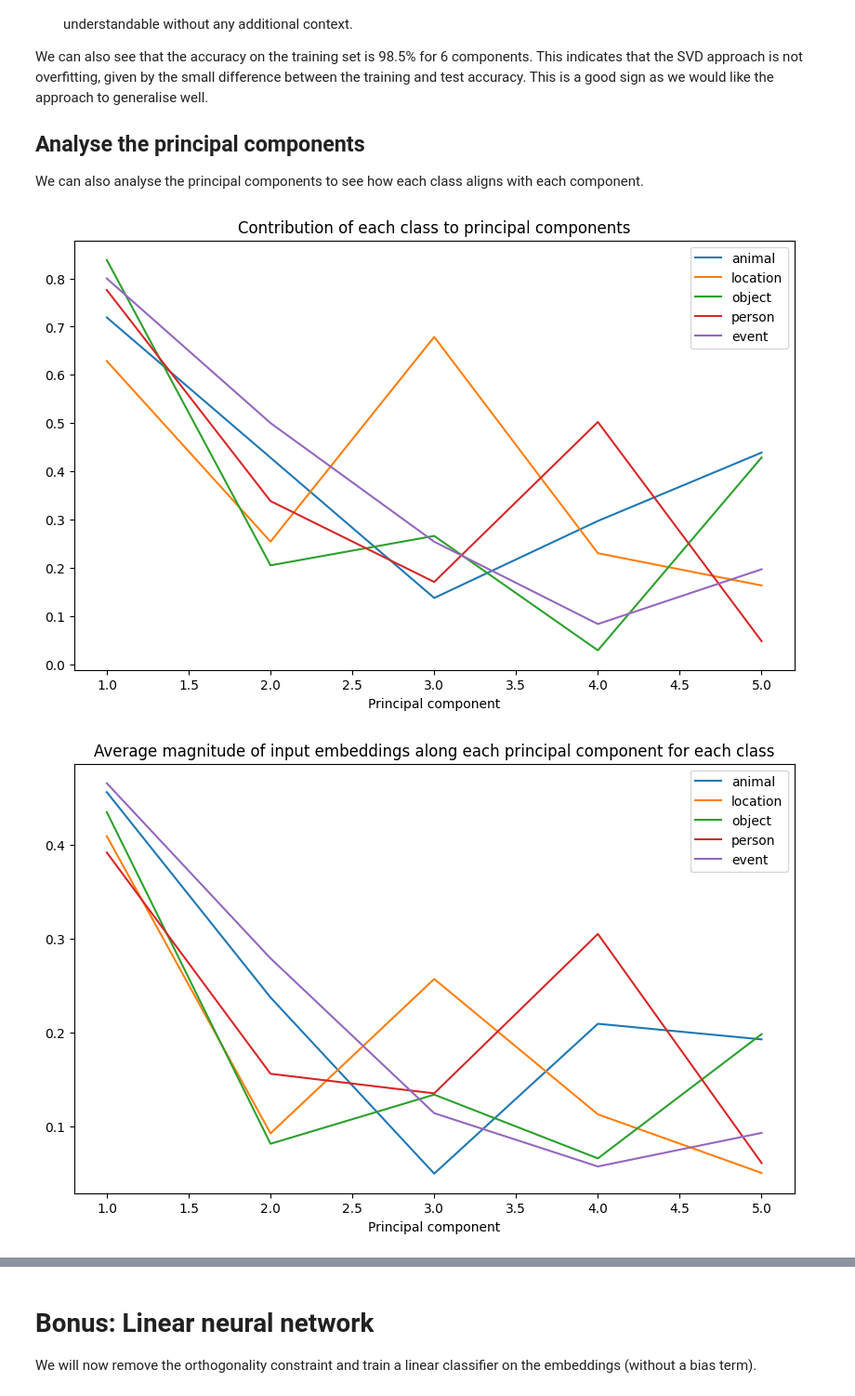
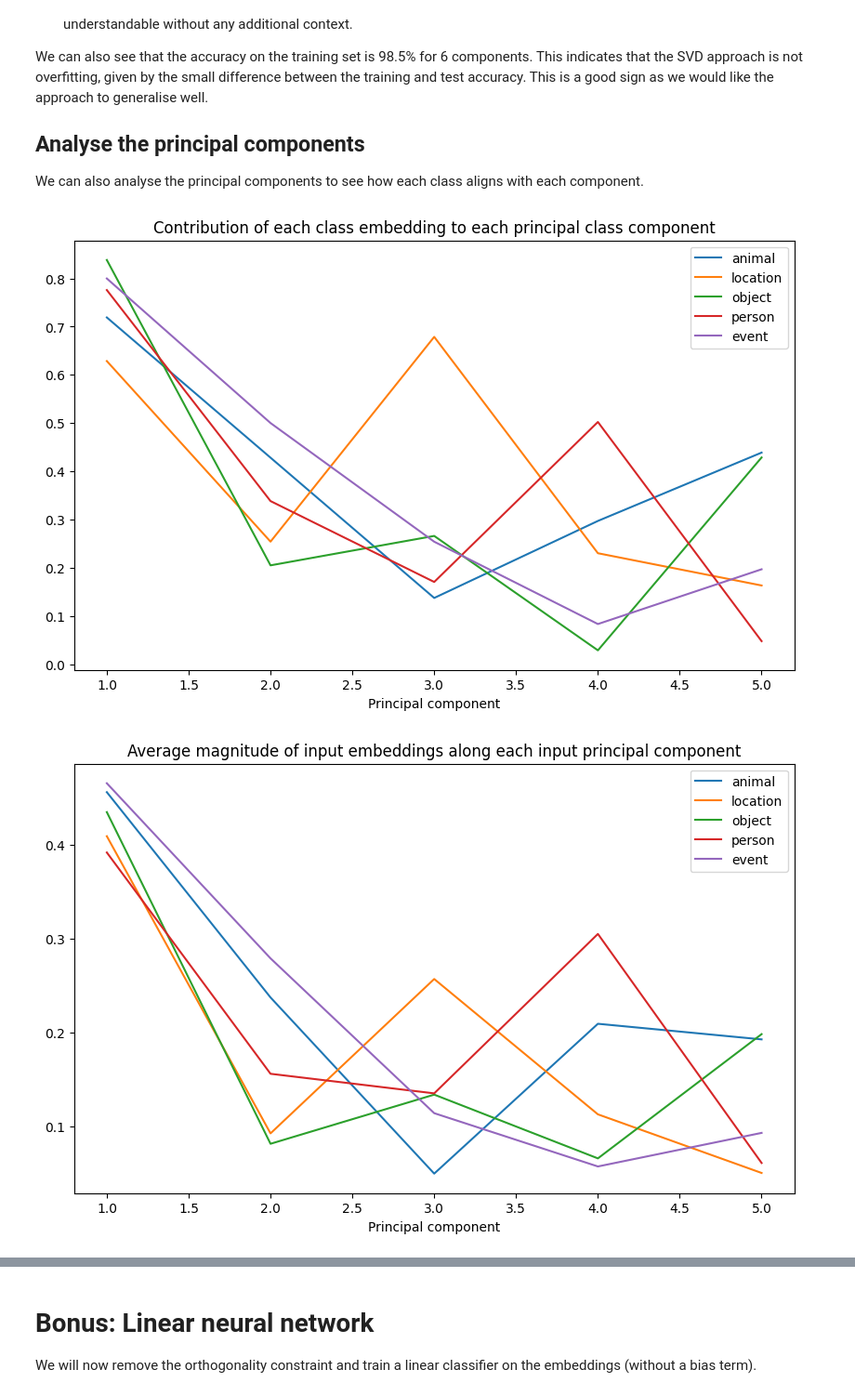
Before and after one commit to HenryMaguire/rotating-embeddings, a Jupyter notebook: text-classification-with-svd.ipynb, the cells around one changed output, grey strips where cells are left out. Shown: that part at 93% size. Saved outputs shown, nothing was run; the diff lists cells and outputs as text; code cells hidden in the pictures.

```diff
--- a/text-classification-with-svd.ipynb
+++ b/text-classification-with-svd.ipynb
@@ -361,7 +363,7 @@ def align_classes_to_components(input_embeddings, labels):
 
     plt.figure(figsize=(10, 6))
     plt.plot(range(1, len(classes_transformed) + 1), np.abs(classes_transformed), label=CLASSES)
-    plt.title("Contribution of each class to principal components")
+    plt.title("Contribution of each class embedding to each principal class component")
     plt.xlabel("Principal component")
     plt.legend()
     plt.show()
@@ -372,36 +374,36 @@ def align_classes_to_components(input_embeddings, labels):
         input_transformed = input_transformed.numpy()
 
     plt.figure(figsize=(10, 6))
-    plt.title("Average magnitude of input embeddings along each principal component for each class")
+    plt.title("Average magnitude of input embeddings along each input principal component")
     plt.xlabel("Principal component")
     for class_name in CLASSES:
         class_indices = [i for i, label in enumerate(labels) if label == class_name]
         class_embeddings = input_transformed[:, class_indices]
 
         # Calculate average magnitude along each component
         component_magnitudes = np.abs(class_embeddings).mean(axis=1)
         plt.plot(range(1, len(component_magnitudes) + 1), component_magnitudes, label=class_name)
         # Store the dominant component (highest magnitude, excluding the first component which is uninformative)
         dominant_component = np.argmax(component_magnitudes[1:])
         class_alignments[class_name] = {
             'dominant_component': dominant_component + 2,
             'magnitude_per_component': component_magnitudes
         }
     plt.legend()
     plt.show()
     return class_alignments
 
 
 alignments = align_classes_to_components(train_input_embeddings, train_labels)
 
 
 for class_name, alignment in alignments.items():
     print(f"\nClass: {class_name}")
     print(f"Dominant component: {alignment['dominant_component']}")
     print("Magnitudes per component:", alignment['magnitude_per_component'])
 # %% [output]
-[figure, old version]
+[figure, new version]
-[figure, old version]
+[figure, new version]
 Class: animal
 Dominant component: 2
 Magnitudes per component: [0.45576431 0.2371963  0.04964235 0.20917271 0.19255704]
```
Also changed, not shown: parts of 4 cells of this notebook, 1 other file.
